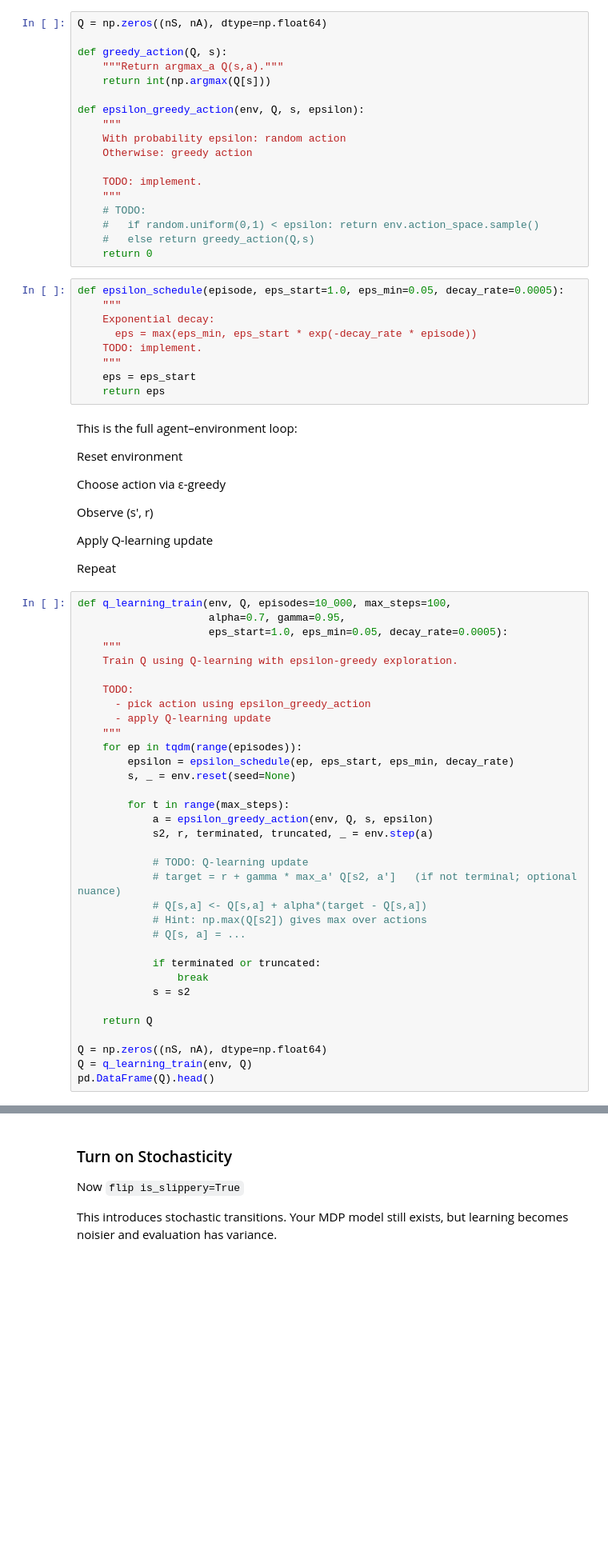
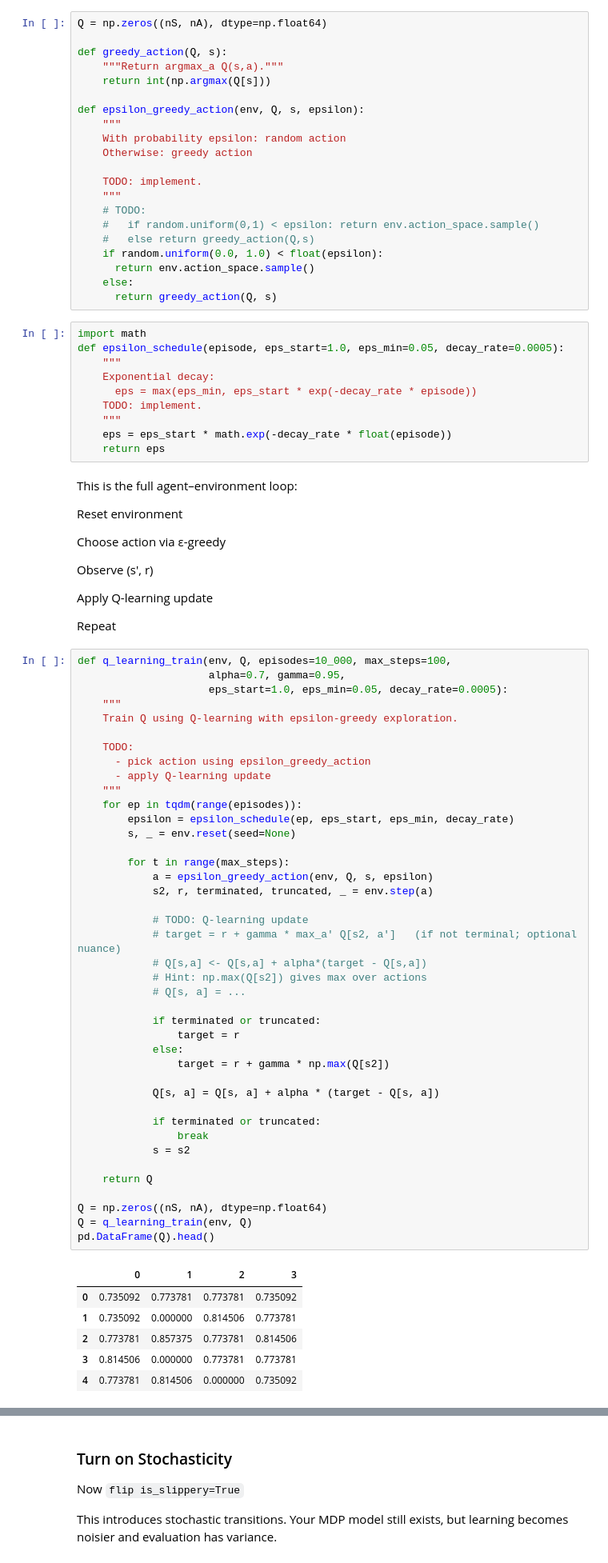
Before and after one commit to Baze-Bai/Reinforcement-learning, a Jupyter notebook: lab2/lab2.ipynb, the cells around one changed output, grey strips where cells are left out. Shown at 80% size. Drawn from its saved outputs; the diff is of its cells as text; blank space fills up the shorter version.

```diff
--- a/lab2/lab2.ipynb
+++ b/lab2/lab2.ipynb
@@ -312,15 +383,19 @@ def epsilon_greedy_action(env, Q, s, epsilon):
     # TODO:
     #   if random.uniform(0,1) < epsilon: return env.action_space.sample()
     #   else return greedy_action(Q,s)
-    return 0
+    if random.uniform(0.0, 1.0) < float(epsilon):
+      return env.action_space.sample()
+    else:
+      return greedy_action(Q, s)
 # %%
+import math
 def epsilon_schedule(episode, eps_start=1.0, eps_min=0.05, decay_rate=0.0005):
     """
     Exponential decay:
       eps = max(eps_min, eps_start * exp(-decay_rate * episode))
     TODO: implement.
     """
-    eps = eps_start
+    eps = eps_start * math.exp(-decay_rate * float(episode))
     return eps
 # %% [markdown]
 This is the full agent–environment loop:
@@ -341,33 +416,47 @@ def q_learning_train(env, Q, episodes=10_000, max_steps=100,
     """
     Train Q using Q-learning with epsilon-greedy exploration.
 
     TODO:
       - pick action using epsilon_greedy_action
       - apply Q-learning update
     """
     for ep in tqdm(range(episodes)):
         epsilon = epsilon_schedule(ep, eps_start, eps_min, decay_rate)
         s, _ = env.reset(seed=None)
 
         for t in range(max_steps):
             a = epsilon_greedy_action(env, Q, s, epsilon)
             s2, r, terminated, truncated, _ = env.step(a)
 
             # TODO: Q-learning update
             # target = r + gamma * max_a' Q[s2, a']   (if not terminal; optional nuance)
             # Q[s,a] <- Q[s,a] + alpha*(target - Q[s,a])
             # Hint: np.max(Q[s2]) gives max over actions
             # Q[s, a] = ...
 
             if terminated or truncated:
+                target = r
+            else:
+                target = r + gamma * np.max(Q[s2])
+
+            Q[s, a] = Q[s, a] + alpha * (target - Q[s, a])
+
+            if terminated or truncated:
                 break
             s = s2
 
     return Q
 
 Q = np.zeros((nS, nA), dtype=np.float64)
 Q = q_learning_train(env, Q)
 pd.DataFrame(Q).head()
+# %% [output]
+|  | 0 | 1 | 2 | 3 |
+| 0 | 0.735092 | 0.773781 | 0.773781 | 0.735092 |
+| 1 | 0.735092 | 0.000000 | 0.814506 | 0.773781 |
+| 2 | 0.773781 | 0.857375 | 0.773781 | 0.814506 |
+| 3 | 0.814506 | 0.000000 | 0.773781 | 0.773781 |
+| 4 | 0.773781 | 0.814506 | 0.000000 | 0.735092 |
 # %%
 pi_q = np.array([greedy_action(Q, s) for s in range(nS)], dtype=np.int64)
 mean_q, std_q = evaluate_policy(env, pi_q, episodes=200)
```
Also changed, not shown: parts of 16 cells of this notebook.
